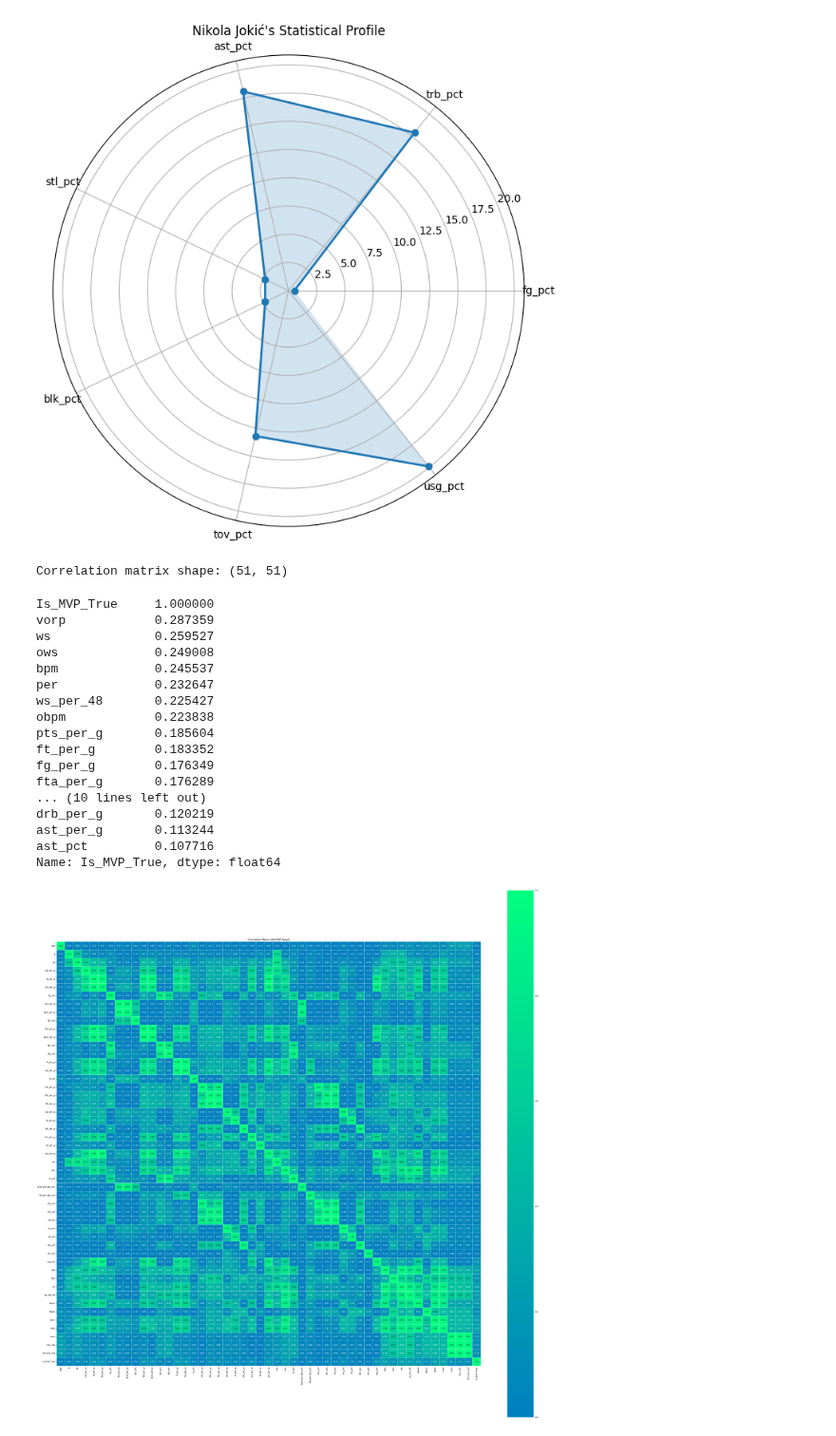
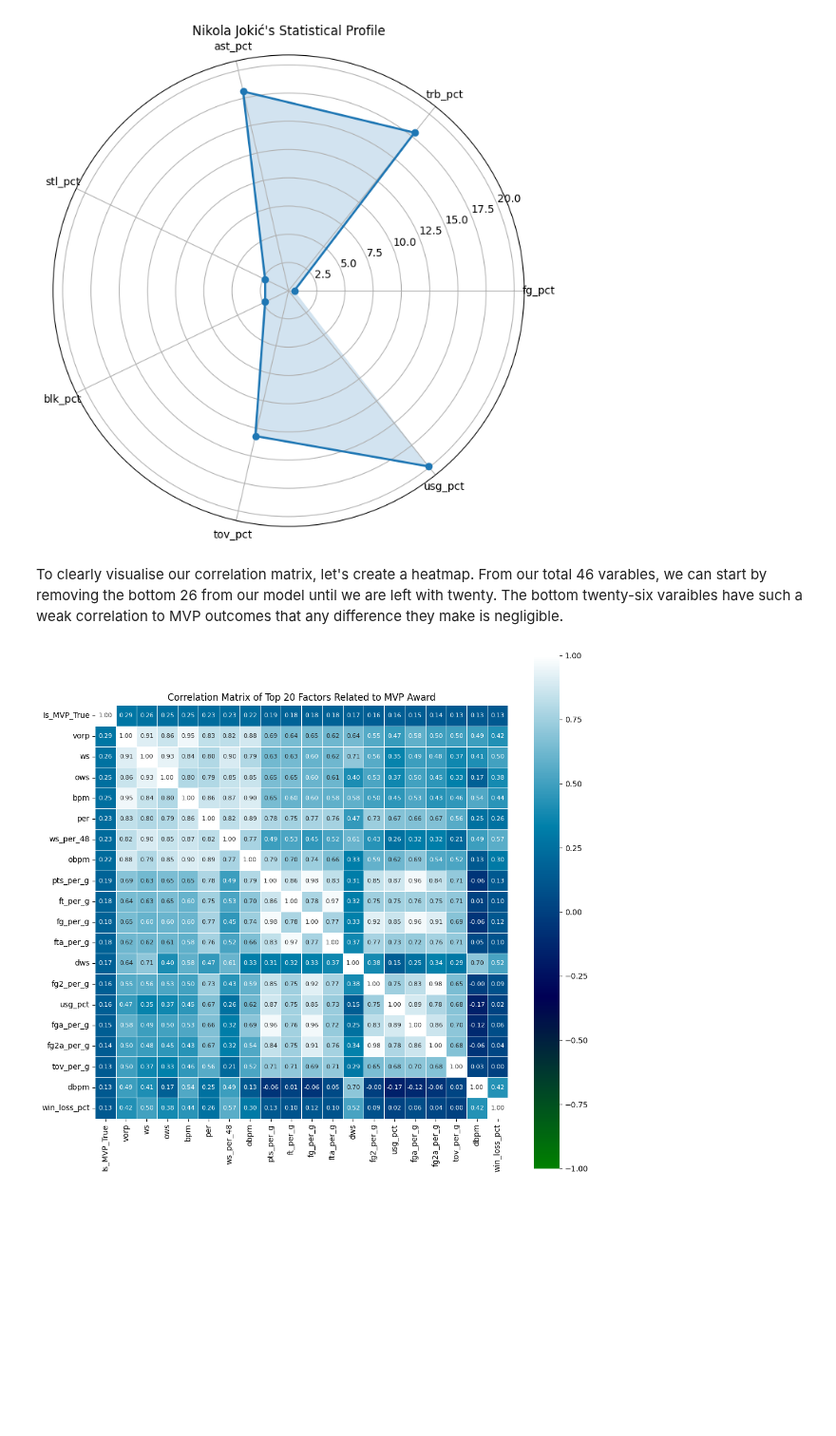
Before and after one commit to JamesGikas/NBA-MVP-Prediction, a Jupyter notebook: nba-mvp-prediction-james-gikas.ipynb, the cells around one changed output. Shown at 95% size. Saved outputs shown, nothing was run; the diff lists cells and outputs as text; code cells hidden in the pictures; blank space fills up the shorter version.

```diff
--- a/nba-mvp-prediction-james-gikas.ipynb
+++ b/nba-mvp-prediction-james-gikas.ipynb
@@ -108,56 +127,39 @@ ax.set_title(f"{player_name}'s Statistical Profile")
 plt.show()
 # %% [output]
 [figure]
+# %% [markdown]
+To clearly visualise our correlation matrix, let's create a heatmap. From our total 46 varables, we can start by removing the bottom 26 from our model until we are left with twenty. The bottom twenty-six varaibles have such a weak correlation to MVP outcomes that any difference they make is negligible.
 # %%
-#Finding correlation between different stats and their relation to winning MVP
+# Assuming mvpfactors DataFrame is already defined and processed
 mvpfactors = mvpfactors.drop(columns=['award_share', 'player'])
 corr_matrix = mvpfactors.corr()
-print(f"Correlation matrix shape: {corr_matrix.shape}")
 
-#Seaborn Heatmap of Correlation Matrix
-fig, ax = plt.subplots(figsize=(47, 47))
+# Get the top 20 factors correlated with the MVP variable
+top_factors = corr_matrix['Is_MVP_True'].abs().sort_values(ascending=False).head(20).index
+
+# Create a new correlation matrix for the top 20 factors
+sorted_corr_matrix = corr_matrix.loc[top_factors, top_factors]
+
+# Seaborn Heatmap of the Top 20 Correlation Matrix
+fig, ax = plt.subplots(figsize=(12, 12))  # Adjust size for clarity
 sns.heatmap(
-    corr_matrix,
-    vmin=0, vmax=1,
-    cmap="winter",
+    sorted_corr_matrix,
+    vmin=-1, vmax=1,
+    cmap="ocean",
     center=0,
-    robust=False,
     annot=True,
     fmt=".2f",
-    annot_kws={"fontsize": 10},
+    annot_kws={"fontsize": 8},
     linewidths=0.5,
     linecolor="white",
     cbar=True,
     cbar_kws={"orientation": "vertical"},
     square=True,
     xticklabels=True,
     yticklabels=True,
     ax=ax
 )
-plt.title("Correlation Matrix with MVP Award")
-
-
-#Remove the Bottom 26 Categories to Narrow Them Down to 20 Categories That Have the Highest Correlation to MVP
-sorted_corr_matrix = corr_matrix['Is_MVP_True'].sort_values(ascending=False)
-sorted_corr_matrix = sorted_corr_matrix[:-26]
-sorted_corr_matrix
+plt.title("Correlation Matrix of Top 20 Factors Related to MVP Award")
+plt.show()
 # %% [output]
-Correlation matrix shape: (51, 51)
-Is_MVP_True     1.000000
-vorp            0.287359
-ws              0.259527
-ows             0.249008
-bpm             0.245537
-per             0.232647
-ws_per_48       0.225427
-obpm            0.223838
-pts_per_g       0.185604
-ft_per_g        0.183352
-fg_per_g        0.176349
-fta_per_g       0.176289
-... (10 lines left out)
-drb_per_g       0.120219
-ast_per_g       0.113244
-ast_pct         0.107716
-Name: Is_MVP_True, dtype: float64
-[figure, old version]
+[figure, new version]
```
Also changed, not shown: parts of 36 cells of this notebook.
